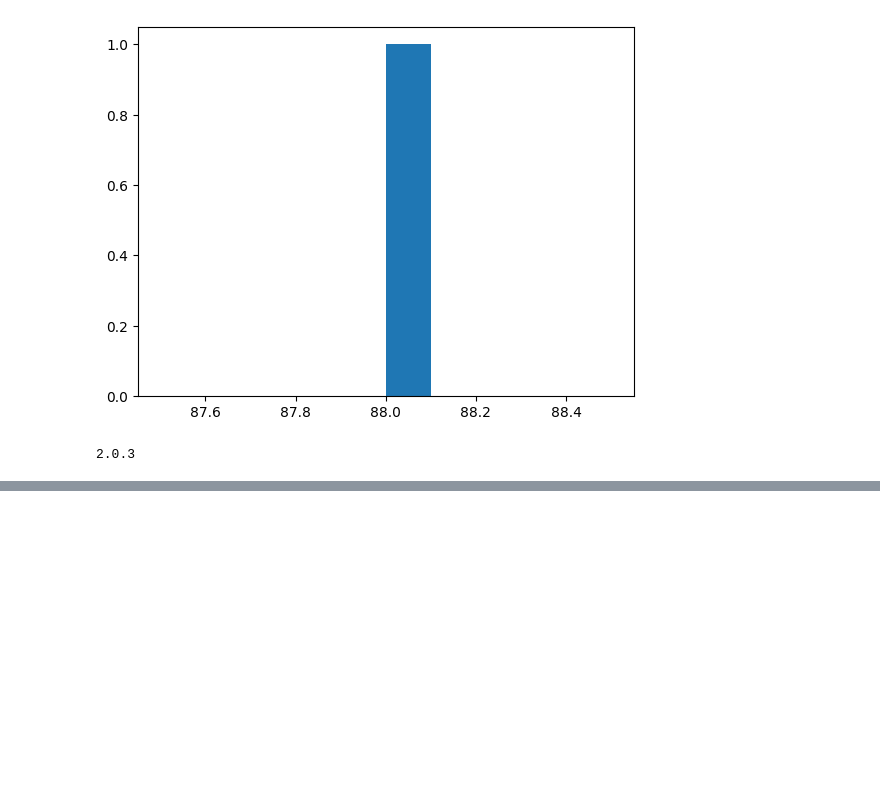
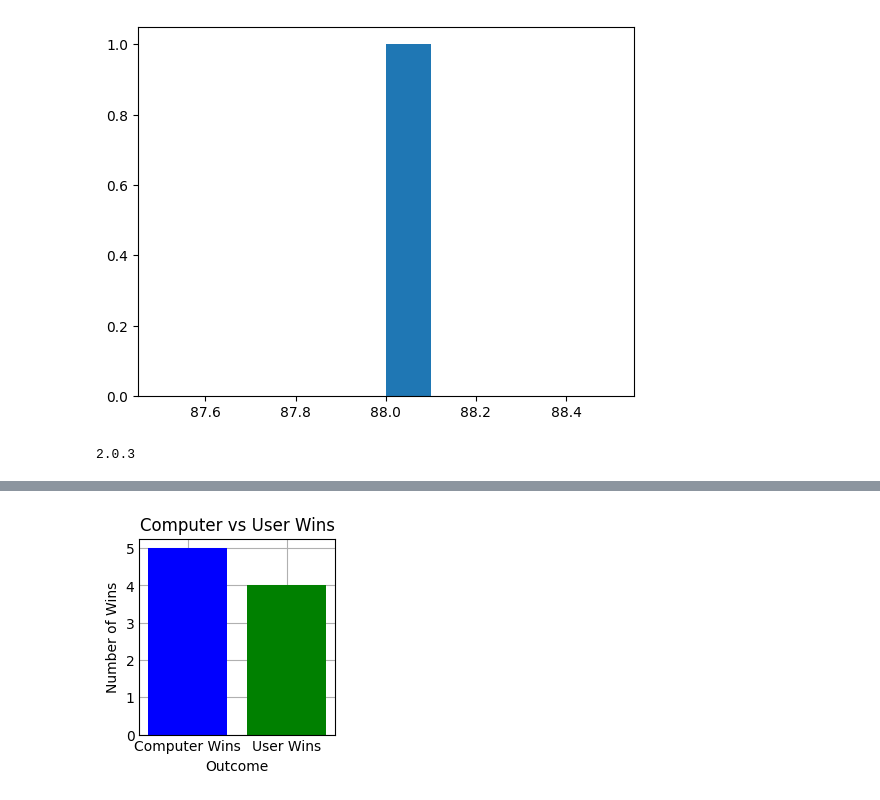
Before and after one commit to NaveenGumaste/Python-ML, a Jupyter notebook: 24-08-23 classwork.ipynb, the cells around one changed output, grey strips where cells are left out. Drawn from its saved outputs; the diff is of its cells as text; code cells hidden in the pictures; blank space fills up the shorter version.

```diff
--- a/24-08-23 classwork.ipynb
+++ b/24-08-23 classwork.ipynb
@@ -185,0 +273,20 @@ print(pd.__version__)
+# %%
+import pandas as pd
+import matplotlib.pyplot as plt
+
+csv_filename = 'output.csv'
+df = pd.read_csv(csv_filename)
+
+computer_wins = df['Computer Wins'][0]
+user_wins = df['User Wins'][0]
+
+labels = ['Computer Wins', 'User Wins']
+values = [computer_wins, user_wins]
+
+plt.bar(labels, values, color=['blue', 'green'])
+plt.xlabel('Outcome')
+plt.ylabel('Number of Wins')
+plt.title('Computer vs User Wins')
+plt.show()
+# %% [output]
+[figure, added]
```
Also changed, not shown: parts of 3 cells of this notebook, 5 other files.
